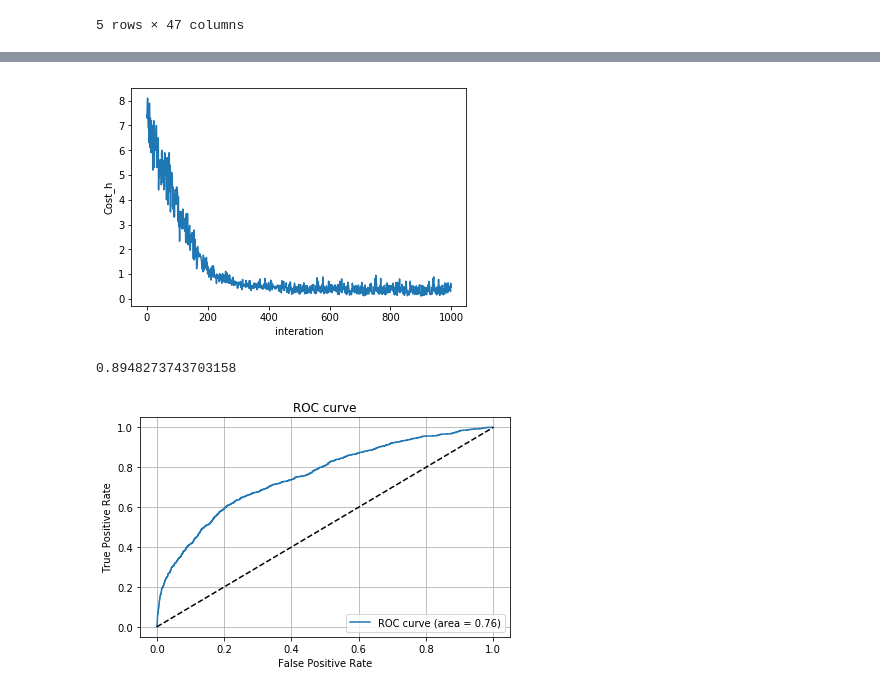
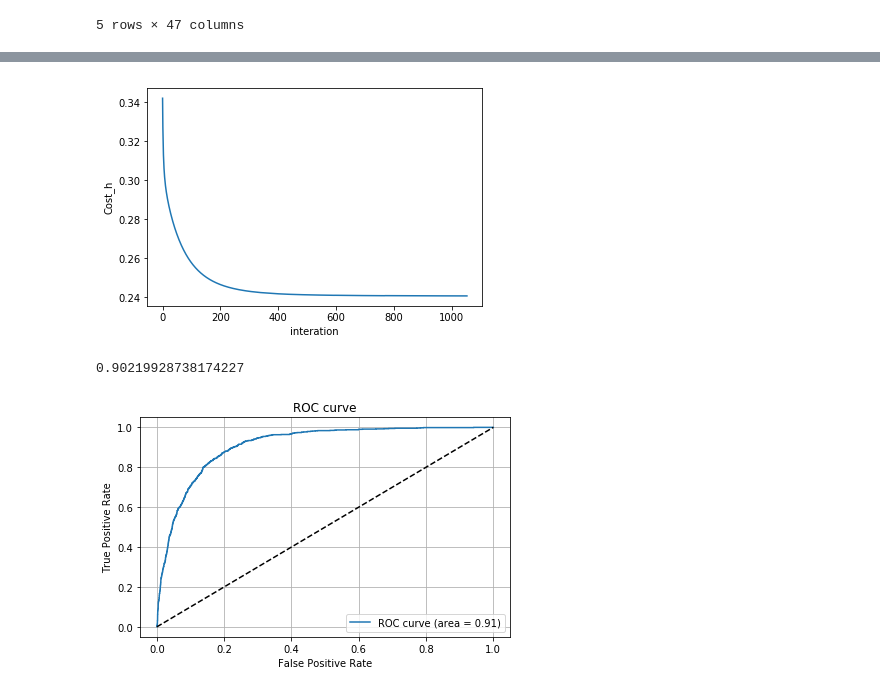
Before and after one commit to louis1022/ML_notebook, a Jupyter notebook: LogisticRegression.ipynb, the cells around one changed output, grey strips where cells are left out. Saved outputs shown, nothing was run; the diff lists cells and outputs as text; code cells hidden in the pictures.

```diff
--- a/LogisticRegression.ipynb
+++ b/LogisticRegression.ipynb
@@ -357,6 +357,6 @@ plt.show()
 # %%
 def predict(W, X, threshold = 0.5):
-    p = sigmoid(X.dot(W).astype(int)) >= threshold
+    p = sigmoid(X.dot(W).astype('float64')) >= threshold
     return(p.astype('int'))
 
 originPoint = np.array([0, 0])
@@ -418,5 +411,8 @@ np.flatten()に対応できるような目的変数にする。
 # %%
-'''入出力, すべてnumpy.'''
+'''入出力, すべてnumpy.
+・収束条件に分散は用いれないのか。
+・
+'''
 
 import numpy as np
 
@@ -426,8 +422,9 @@ class LogisticRegression():
         self.init_state = True    # 重みの初期化判定フラグ
         self.W = None                # 重み
         self.history = None       # 損失の履歴
+        self.C = 1                       # 正則化パラメーター
 
-    def fit(self, x, y, lr = 0.001, n_batch=10, n_iters = 100000):
+    def fit(self, x, y, lr = 0.001, n_batch=10, n_iters=100000, log=False):
         X = np.c_[np.ones((x.shape[0])), x]  # 切片の追加
         y = y.flatten()
 
@@ -435,19 +432,22 @@ class LogisticRegression():
 
         if self.init_state:
             self.W = np.ones(n_features)  # 入力データの次元分重みを用意
+            self.history = np.array([])
             self.init_state = False
 
         W = self.W
-        history = np.array([])
+        history = self.history
 
         n_loop = int(n_iters / (n_sample/n_batch))
-        for _ in range(n_loop):
+        for n in range(n_loop):
             for t in range(0, n_sample, n_batch):
                 i = t%n_sample
                 h = self.sigmoid(X[i:i+n_batch].dot(W))
-                W = W - lr *(1/n_batch)*np.array(X[i:i+n_batch].T.dot(h-y[i:i+n_batch]))
-                if i%100==0:
-                    history = np.append(history, self.CostFunction(W, X[i:i+n_batch], y[i:i+n_batch]))
+                W = W - lr *( (1/n_batch)*np.array(X[i:i+n_batch].T.dot(h-y[i:i+n_batch])) )
+
+            history = np.append(history, self.CostFunction(W, X, y))
+            if n%100==0 and log:
+                print ('{0}_loop:  cost is {1}'.format(n, history[-1]) )
 
         self.W, self.history= W, history
 
@@ -465,12 +465,12 @@ class LogisticRegression():
 
 
     def sigmoid(self, z):
-        return (1.0 / (1.0 + np.exp(-z.astype('float64'))))
+        return (1.0 / (1.0 + np.exp(-z.astype('float32'))))
 
 
     def CostFunction(self, W, X, y):
         m = len(y)
-        h = self.sigmoid(X.dot(W).astype(int))
+        h = self.sigmoid(X.dot(W))
         cost = -1*(1/m)*(np.log(h).T.dot(y)+np.log(1-h).T.dot(1-y))
         return cost
 # %%
@@ -571,4 +574,4 @@ trainX, testX, trainY, testY = train_test_split(X, Y, test_size=0.3, random_stat
 # %%
 clf = LogisticRegression()
 # %%
-clf.fit(trainX, trainY)
+clf.fit(trainX, trainY, n_iters=2000000, log=True,  lr=0.01)
@@ -575,15 +590,15 @@ clf.fit(trainX, trainY)
 # %%
-plt.plot(clf.history[:1000])
+plt.plot(clf.history)
 plt.ylabel('Cost_h')
 plt.xlabel('interation')
 plt.show()
 # %% [output]
-[figure, old version]
+[figure, new version]
 # %%
 pred = clf.predict(testX)
 sum(pred==testY) / len(testY)
 # %% [output]
-0.8948273743703158
+0.90219928738174227
 # %%
 from sklearn.metrics import roc_curve, auc
 
@@ -600,4 +615,4 @@ plt.legend(loc="lower right")
 plt.grid()
 plt.tight_layout()
 # %% [output]
-[figure, old version]
+[figure, new version]
```
Also changed, not shown: parts of 12 cells of this notebook, 2 other files.
